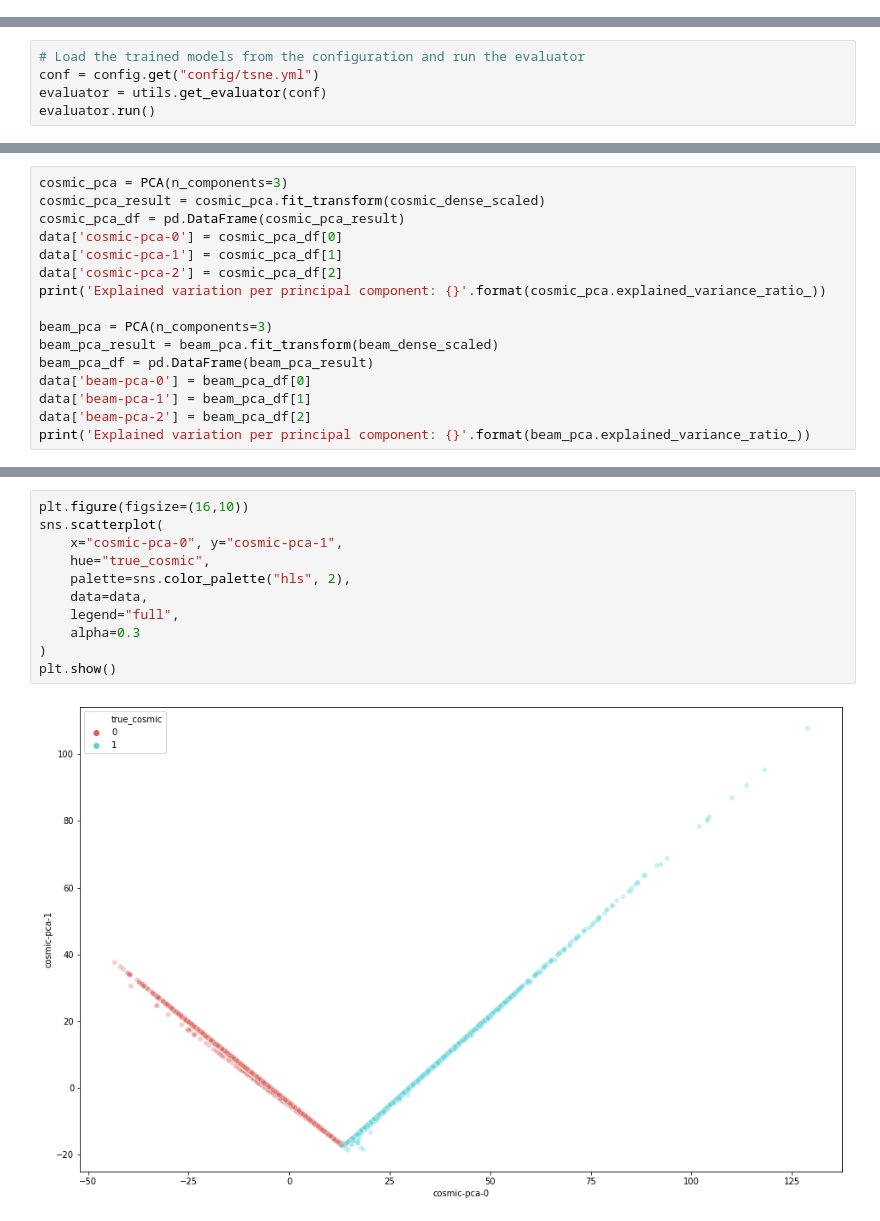
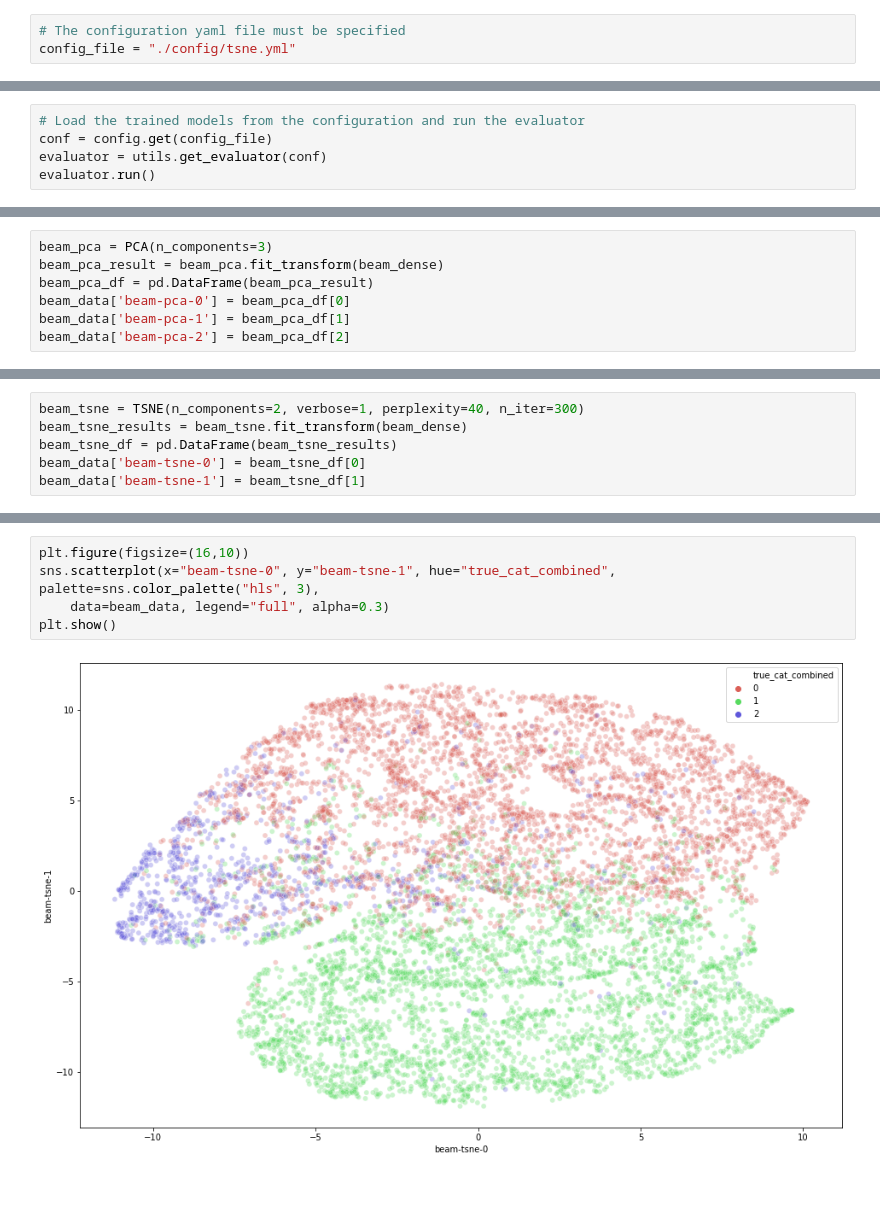
Before and after one commit to chipsneutrino/chips-net, a Jupyter notebook: explain.ipynb, the cells around one changed output, grey strips where cells are left out. Saved outputs shown, nothing was run; the diff lists cells and outputs as text; blank space fills up the shorter version.

Commit message:
feat: updated both notebooks, with improved plots, also, both can now be viewed as presentations.

```diff
--- a/explain.ipynb
+++ b/explain.ipynb
@@ -3,3 +3,6 @@
+# %%
+# The configuration yaml file must be specified
+config_file = "./config/tsne.yml"
 # %%
 # Import all the required modules and call the gpu_setup utility
 import time
@@ -19,7 +22,7 @@ Welcome to JupyROOT 6.18/04
 ---  4 Physical GPUs, 4 Logical GPUs ---
 # %%
 # Load the trained models from the configuration and run the evaluator
-conf = config.get("config/tsne.yml")
+conf = config.get(config_file)
 evaluator = utils.get_evaluator(conf)
 evaluator.run()
 # %% [output]
@@ -64,16 +120,7 @@ beam_dense_scaled = scaler.fit_transform(beam_dense)
 # %%
-cosmic_pca = PCA(n_components=3)
-cosmic_pca_result = cosmic_pca.fit_transform(cosmic_dense_scaled)
-cosmic_pca_df = pd.DataFrame(cosmic_pca_result)
-data['cosmic-pca-0'] = cosmic_pca_df[0]
-data['cosmic-pca-1'] = cosmic_pca_df[1]
-data['cosmic-pca-2'] = cosmic_pca_df[2]
-print('Explained variation per principal component: {}'.format(cosmic_pca.explained_variance_ratio_))
-
 beam_pca = PCA(n_components=3)
-beam_pca_result = beam_pca.fit_transform(beam_dense_scaled)
+beam_pca_result = beam_pca.fit_transform(beam_dense)
 beam_pca_df = pd.DataFrame(beam_pca_result)
-data['beam-pca-0'] = beam_pca_df[0]
-data['beam-pca-1'] = beam_pca_df[1]
-data['beam-pca-2'] = beam_pca_df[2]
-print('Explained variation per principal component: {}'.format(beam_pca.explained_variance_ratio_))
+beam_data['beam-pca-0'] = beam_pca_df[0]
+beam_data['beam-pca-1'] = beam_pca_df[1]
+beam_data['beam-pca-2'] = beam_pca_df[2]
@@ -82,0 +136,6 @@ Explained variation per principal component: [0.25927222 0.16487445 0.13642536]
+# %%
+beam_tsne = TSNE(n_components=2, verbose=1, perplexity=40, n_iter=300)
+beam_tsne_results = beam_tsne.fit_transform(beam_dense)
+beam_tsne_df = pd.DataFrame(beam_tsne_results)
+beam_data['beam-tsne-0'] = beam_tsne_df[0]
+beam_data['beam-tsne-1'] = beam_tsne_df[1]
@@ -83,13 +158,7 @@ Explained variation per principal component: [0.25927222 0.16487445 0.13642536]
 # %%
 plt.figure(figsize=(16,10))
-sns.scatterplot(
-    x="cosmic-pca-0", y="cosmic-pca-1",
-    hue="true_cosmic",
-    palette=sns.color_palette("hls", 2),
-    data=data,
-    legend="full",
-    alpha=0.3
-)
+sns.scatterplot(x="beam-tsne-0", y="beam-tsne-1", hue="true_cat_combined", palette=sns.color_palette("hls", 3),
+    data=beam_data, legend="full", alpha=0.3)
 plt.show()
 # %% [output]
-[figure, old version]
+[figure, new version]
```
Also changed, not shown: parts of 18 cells of this notebook, 5 other files.
